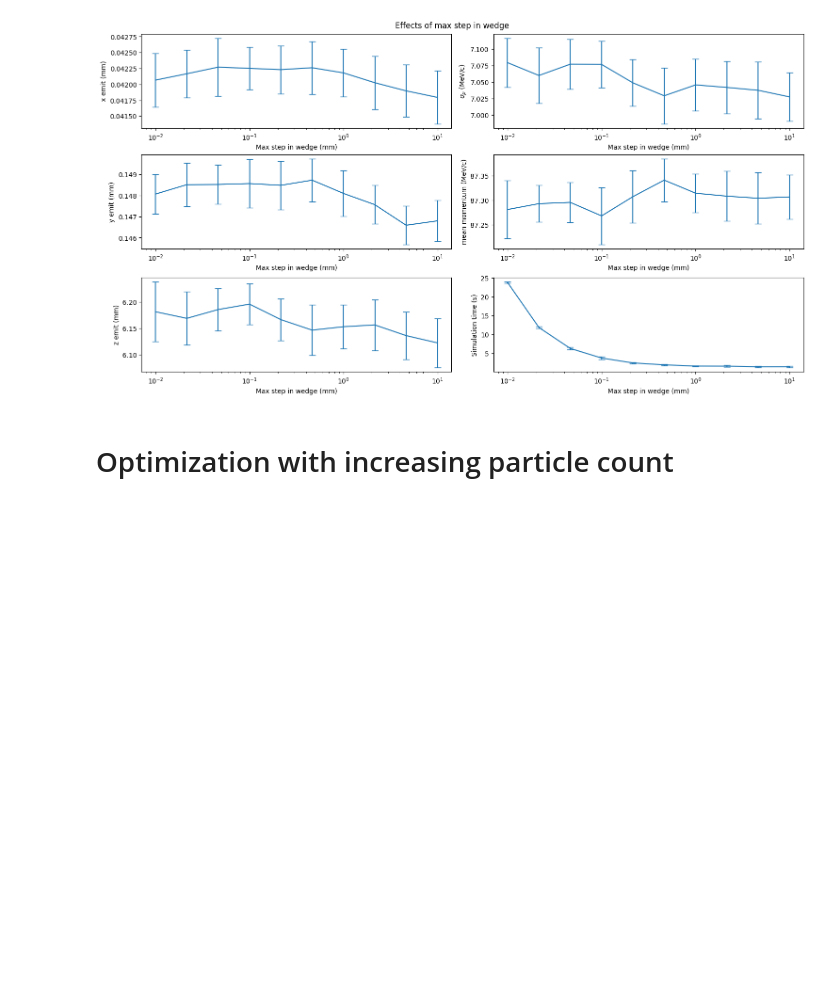
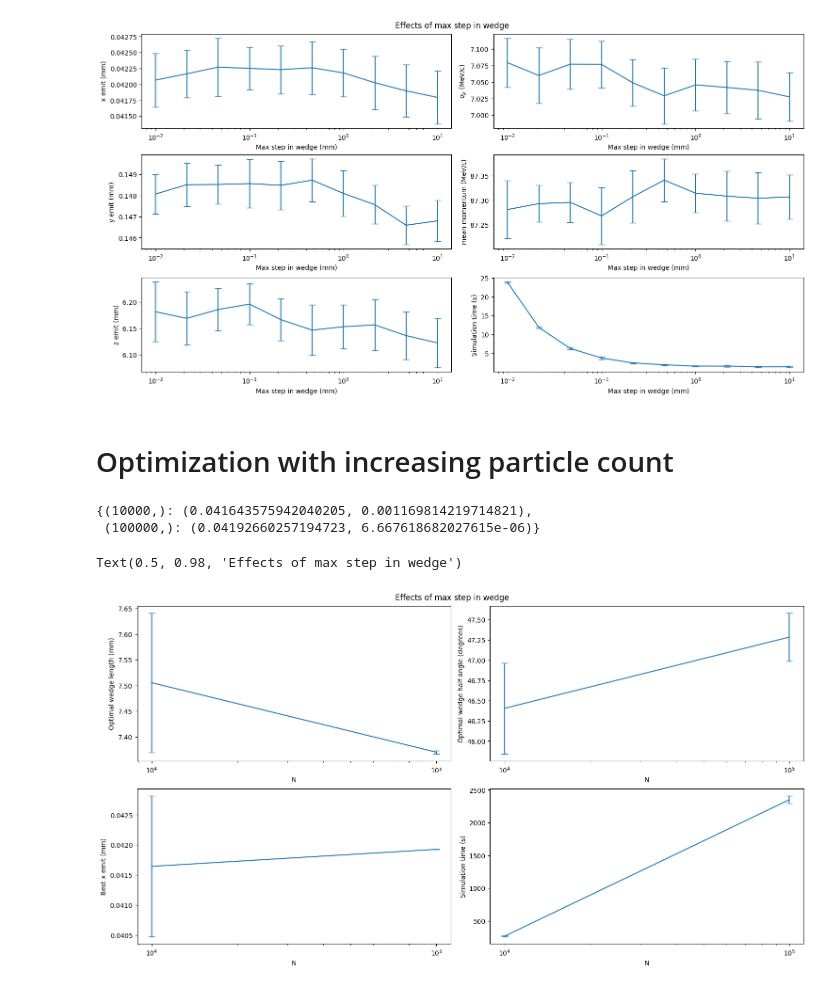
Before and after one commit to kdp-lab/muC-final-cooling, a Jupyter notebook: accuracy.ipynb, the cells around one changed output. Cells and saved outputs as stored; diff of their text form; code cells hidden in the pictures; blank space fills up the shorter version.

```diff
--- a/accuracy.ipynb
+++ b/accuracy.ipynb
@@ -178,32 +178,40 @@ Text(0.5, 0.98, 'Effects of max step in wedge')
 # Load file
 with lzma.open("results/accuracy_optim_particleCount.pkl.lzma", "rb") as file:
     results = pickle.load(file)
+# %%
+calc_quantity(lambda x: x[2], results)
+# %% [output]
+{(10000,): (0.041643575942040205, 0.001169814219714821),
+ (100000,): (0.04192660257194723, 6.667618682027615e-06)}
 # %%
 # Variables for the graphs
 x_name = "N"
 x_range = particleCountOptimRange
 
 # Produce graphs
 fig, ((ax1, ax2), (ax3, ax4)) = plt.subplots(nrows=2, ncols=2, layout="constrained")
 fig.set_size_inches(15, 8)
-ax1.errorbar(*qmap_to_arrays(x_range, calc_quantity(lambda x: x[0], results)), capsize=5)
+ax1.errorbar(*qmap_to_arrays(x_range, calc_quantity(lambda x: x[0].x[0], results)), capsize=5)
 ax1.set_xlabel(x_name)
 ax1.set_ylabel(r"Optimal wedge length (mm)")
 ax1.set_xscale("log")
 
-ax2.errorbar(*qmap_to_arrays(x_range, calc_quantity(lambda x: x[1], results)), capsize=5)
+ax2.errorbar(*qmap_to_arrays(x_range, calc_quantity(lambda x: x[0].x[1], results)), capsize=5)
 ax2.set_xlabel(x_name)
 ax2.set_ylabel(r"Optimal wedge half-angle (degrees)")
 ax2.set_xscale("log")
 
-ax3.errorbar(*qmap_to_arrays(x_range, calc_quantity(lambda x: x[2], results)), capsize=5)
+ax3.errorbar(*qmap_to_arrays(x_range, calc_quantity(lambda x: x[0].fun, results)), capsize=5)
 ax3.set_xlabel(x_name)
 ax3.set_ylabel(r"Best x emit (mm)")
 ax3.set_xscale("log")
 
-ax4.errorbar(*qmap_to_arrays(x_range, calc_quantity(lambda x: x[3], results)), capsize=5)
+ax4.errorbar(*qmap_to_arrays(x_range, calc_quantity(lambda x: x[1], results)), capsize=5)
 ax4.set_xlabel(x_name)
 ax4.set_ylabel(r"Simulation time (s)")
 ax4.set_xscale("log")
 
 fig.suptitle("Effects of max step in wedge")
+# %% [output]
+Text(0.5, 0.98, 'Effects of max step in wedge')
+[figure, added]
```
Also changed, not shown: parts of 1 cell of this notebook, 1 other file.
